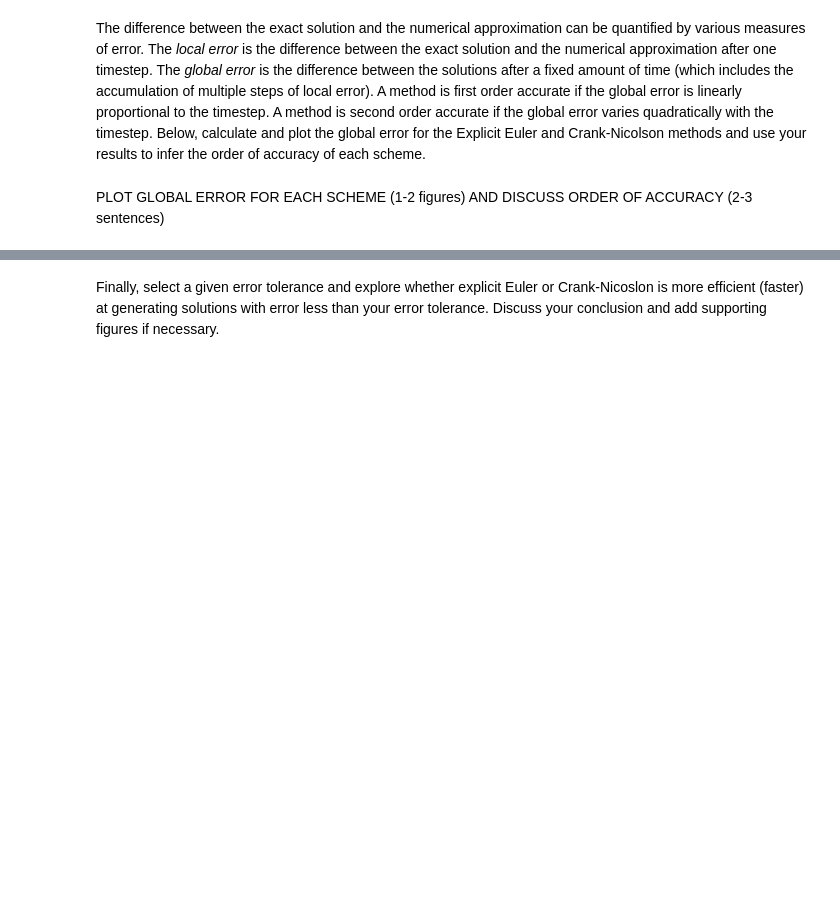
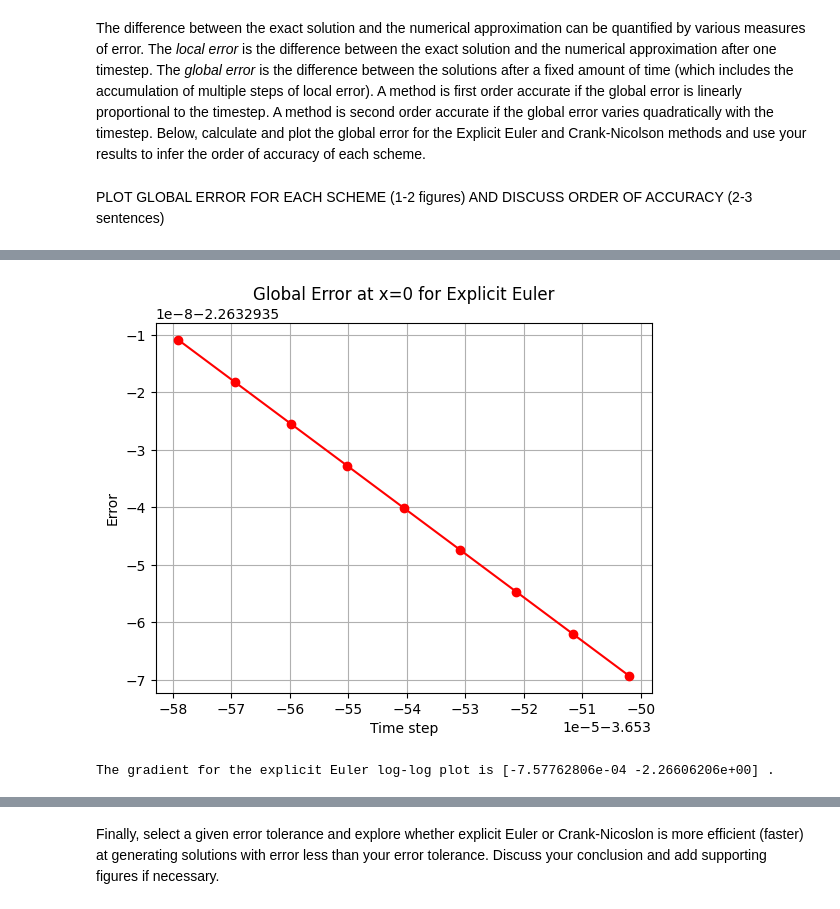
Before and after one commit to hesoane123-dev/QCES, a Jupyter notebook: Project1_numerical_methods.ipynb, the cells around one changed output, grey strips where cells are left out. Drawn from its saved outputs; the diff is of its cells as text; code cells hidden in the pictures; blank space fills up the shorter version.

```diff
--- a/Project1_numerical_methods.ipynb
+++ b/Project1_numerical_methods.ipynb
@@ -394,7 +417,7 @@ t_start = 0  # start time (note that this is not the same time used to evaluate
 t_end = 10  # end time
 x_start = -1
 x_end = 1
-Nx = 3001
+Nx = 49
 
 for i in range(10):
   Nt = N[i]
@@ -414,3 +437,4 @@ plt.grid()
 plt.show()
 m_EE = np.polyfit(np.log10(stepsize[0:9]), np.log10(euler_error[0:9]),1)
 print('The gradient for the explicit Euler log-log plot is',m_EE,'.')
+# %% [output]
@@ -417,3 +451,5 @@ print('The gradient for the explicit Euler log-log plot is',m_EE,'.')
+[figure, added]
+The gradient for the explicit Euler log-log plot is [-7.57762806e-04 -2.26606206e+00] .
 # %%
 # Changing the spatial step
 kappa = 0.001
```
Also changed, not shown: parts of 17 cells of this notebook.
